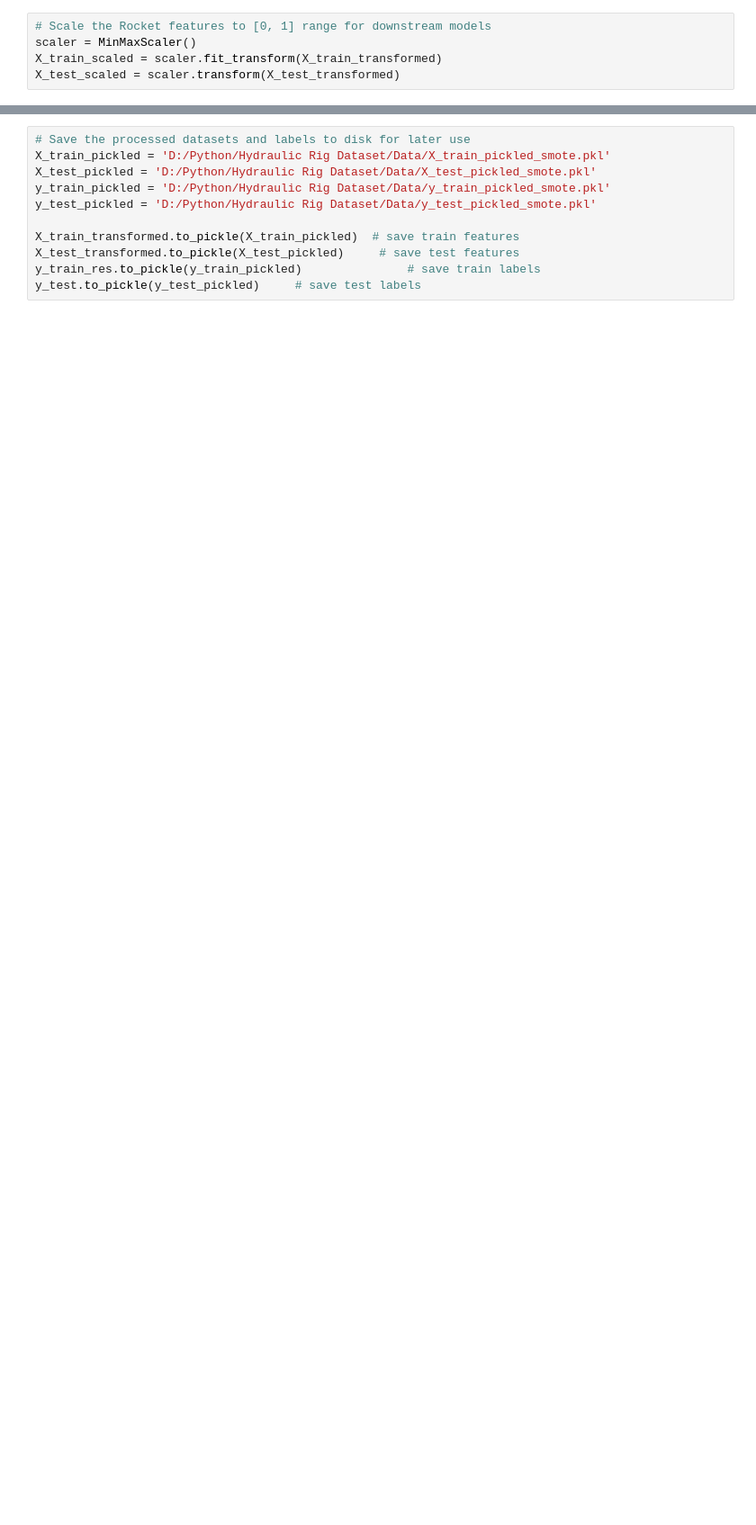
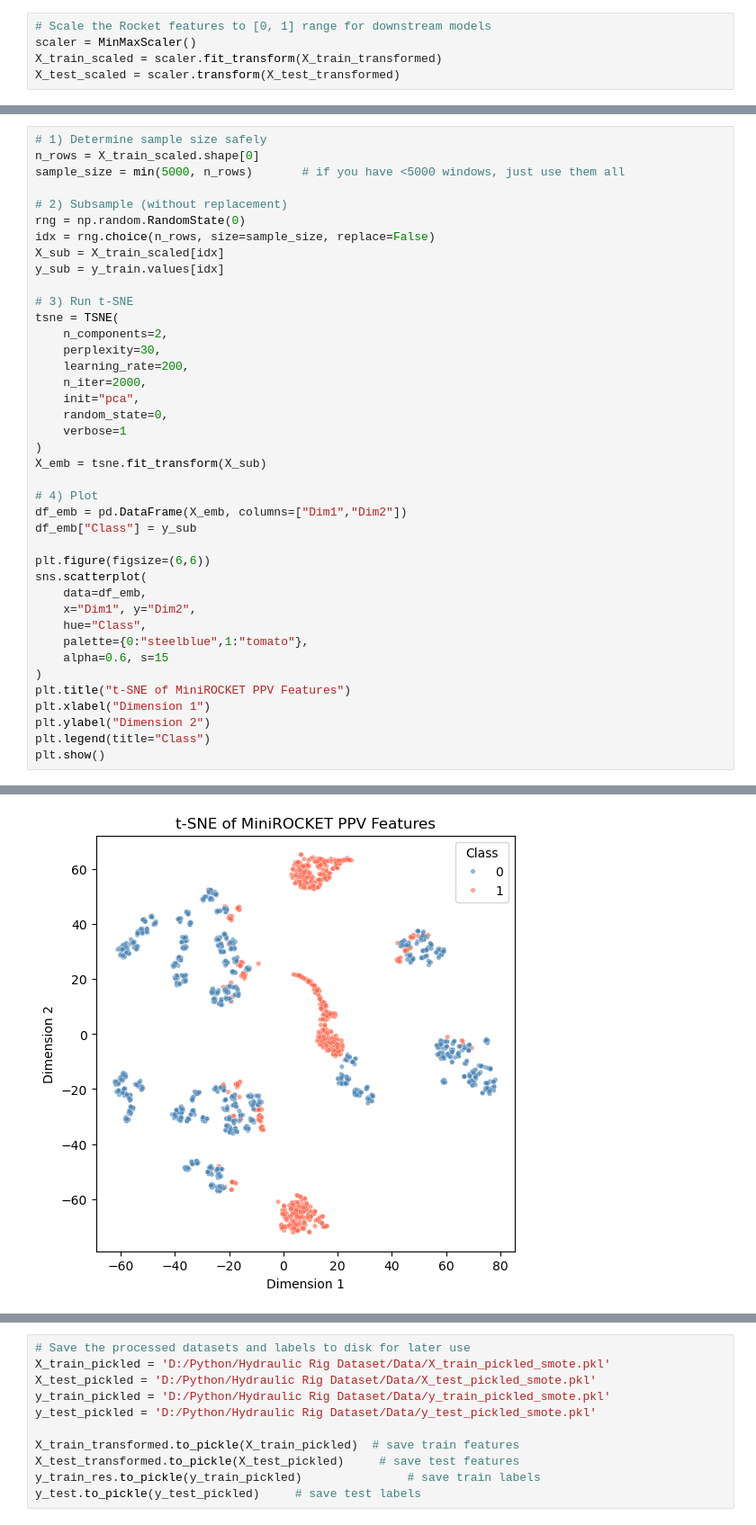
Before and after one commit to JordanGonzoactual/Hydraulic-Dataset, a Jupyter notebook: Data/smote_rocket.ipynb, the cells around one changed output, grey strips where cells are left out. Shown: that part at 90% size. Saved outputs shown, nothing was run; the diff lists cells and outputs as text; blank space fills up the shorter version.

```diff
--- a/Data/smote_rocket.ipynb
+++ b/Data/smote_rocket.ipynb
@@ -184,0 +134,41 @@ X_test_scaled = scaler.transform(X_test_transformed)
+# %%
+# 1) Determine sample size safely
+n_rows = X_train_scaled.shape[0]
+sample_size = min(5000, n_rows)       # if you have <5000 windows, just use them all
+
+# 2) Subsample (without replacement)
+rng = np.random.RandomState(0)
+idx = rng.choice(n_rows, size=sample_size, replace=False)
+X_sub = X_train_scaled[idx]
+y_sub = y_train.values[idx]
+
+# 3) Run t-SNE
+tsne = TSNE(
+    n_components=2,
+    perplexity=30,
+    learning_rate=200,
+    n_iter=2000,
+    init="pca",
+    random_state=0,
+    verbose=1
+)
+X_emb = tsne.fit_transform(X_sub)
+
+# 4) Plot
+df_emb = pd.DataFrame(X_emb, columns=["Dim1","Dim2"])
+df_emb["Class"] = y_sub
+
+plt.figure(figsize=(6,6))
+sns.scatterplot(
+    data=df_emb,
+    x="Dim1", y="Dim2",
+    hue="Class",
+    palette={0:"steelblue",1:"tomato"},
+    alpha=0.6, s=15
+)
+plt.title("t-SNE of MiniROCKET PPV Features")
+plt.xlabel("Dimension 1")
+plt.ylabel("Dimension 2")
+plt.legend(title="Class")
+plt.show()
+# %% [output]
@@ -184,0 +183 @@ X_test_scaled = scaler.transform(X_test_transformed)
+[figure, added]
```
Also changed, not shown: parts of 11 cells of this notebook, 4 other files.
